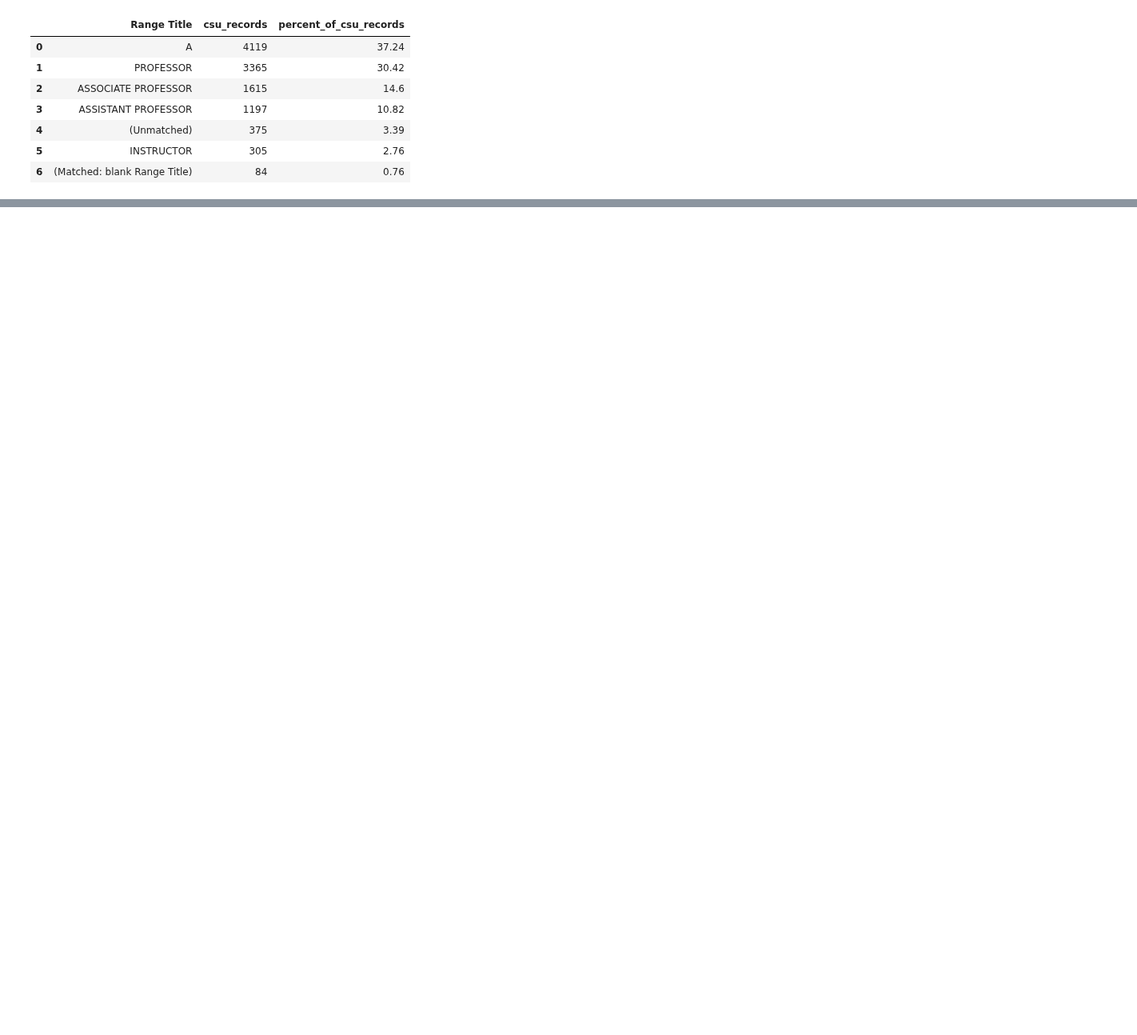
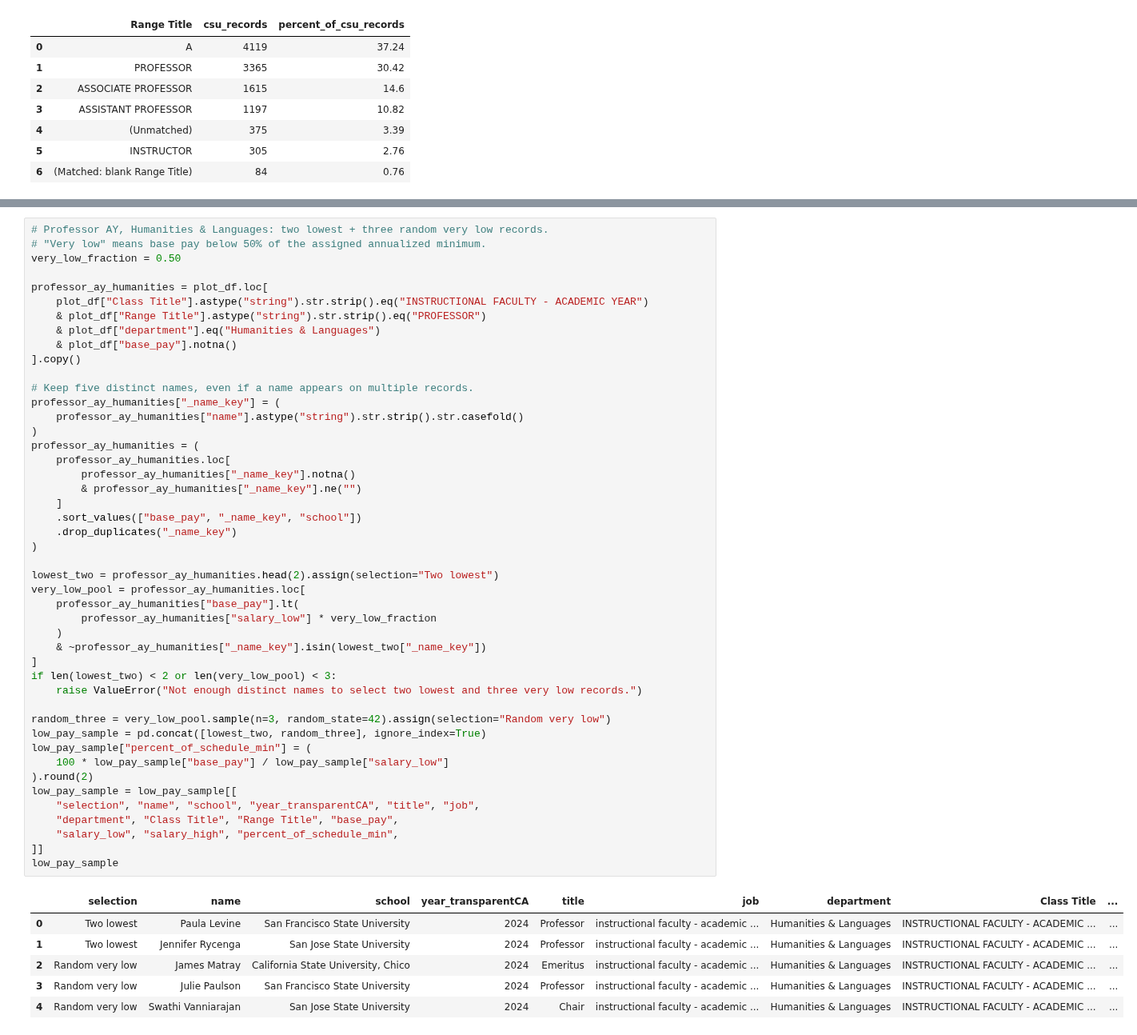
Before and after one commit to CSC4693-Fall-2026/CSC4693, a Jupyter notebook: Models/DataPrep/csu_data_prep.ipynb, the cells around one changed output, grey strips where cells are left out. Shown at 80% size. Saved outputs shown, nothing was run; the diff lists cells and outputs as text; blank space fills up the shorter version.

```diff
--- a/Models/DataPrep/csu_data_prep.ipynb
+++ b/Models/DataPrep/csu_data_prep.ipynb
@@ -838,0 +846,53 @@ top_range_title_summary.head(10)
+# %%
+# Professor AY, Humanities & Languages: two lowest + three random very low records.
+# "Very low" means base pay below 50% of the assigned annualized minimum.
+very_low_fraction = 0.50
+
+professor_ay_humanities = plot_df.loc[
+    plot_df["Class Title"].astype("string").str.strip().eq("INSTRUCTIONAL FACULTY - ACADEMIC YEAR")
+    & plot_df["Range Title"].astype("string").str.strip().eq("PROFESSOR")
+    & plot_df["department"].eq("Humanities & Languages")
+    & plot_df["base_pay"].notna()
+].copy()
+
+# Keep five distinct names, even if a name appears on multiple records.
+professor_ay_humanities["_name_key"] = (
+    professor_ay_humanities["name"].astype("string").str.strip().str.casefold()
+)
+professor_ay_humanities = (
+    professor_ay_humanities.loc[
+        professor_ay_humanities["_name_key"].notna()
+        & professor_ay_humanities["_name_key"].ne("")
+    ]
+    .sort_values(["base_pay", "_name_key", "school"])
+    .drop_duplicates("_name_key")
+)
+
+lowest_two = professor_ay_humanities.head(2).assign(selection="Two lowest")
+very_low_pool = professor_ay_humanities.loc[
+    professor_ay_humanities["base_pay"].lt(
+        professor_ay_humanities["salary_low"] * very_low_fraction
+    )
+    & ~professor_ay_humanities["_name_key"].isin(lowest_two["_name_key"])
+]
+if len(lowest_two) < 2 or len(very_low_pool) < 3:
+    raise ValueError("Not enough distinct names to select two lowest and three very low records.")
+
+random_three = very_low_pool.sample(n=3, random_state=42).assign(selection="Random very low")
+low_pay_sample = pd.concat([lowest_two, random_three], ignore_index=True)
+low_pay_sample["percent_of_schedule_min"] = (
+    100 * low_pay_sample["base_pay"] / low_pay_sample["salary_low"]
+).round(2)
+low_pay_sample = low_pay_sample[[
+    "selection", "name", "school", "year_transparentCA", "title", "job",
+    "department", "Class Title", "Range Title", "base_pay",
+    "salary_low", "salary_high", "percent_of_schedule_min",
+]]
+low_pay_sample
+# %% [output]
+|  | selection | name | school | year_transparentCA | title | job | department | Class Title | ... |
+| 0 | Two lowest | Paula Levine | San Francisco State University | 2024 | Professor | instructional faculty - academic ... | Humanities & Languages | INSTRUCTIONAL FACULTY - ACADEMIC ... | ... |
+| 1 | Two lowest | Jennifer Rycenga | San Jose State University | 2024 | Professor | instructional faculty - academic ... | Humanities & Languages | INSTRUCTIONAL FACULTY - ACADEMIC ... | ... |
+| 2 | Random very low | James Matray | California State University, Chico | 2024 | Emeritus | instructional faculty - academic ... | Humanities & Languages | INSTRUCTIONAL FACULTY - ACADEMIC ... | ... |
+| 3 | Random very low | Julie Paulson | San Francisco State University | 2024 | Professor | instructional faculty - academic ... | Humanities & Languages | INSTRUCTIONAL FACULTY - ACADEMIC ... | ... |
+| 4 | Random very low | Swathi Vanniarajan | San Jose State University | 2024 | Chair | instructional faculty - academic ... | Humanities & Languages | INSTRUCTIONAL FACULTY - ACADEMIC ... | ... |
```
Also changed, not shown: parts of 1 cell of this notebook, 2 other files.
